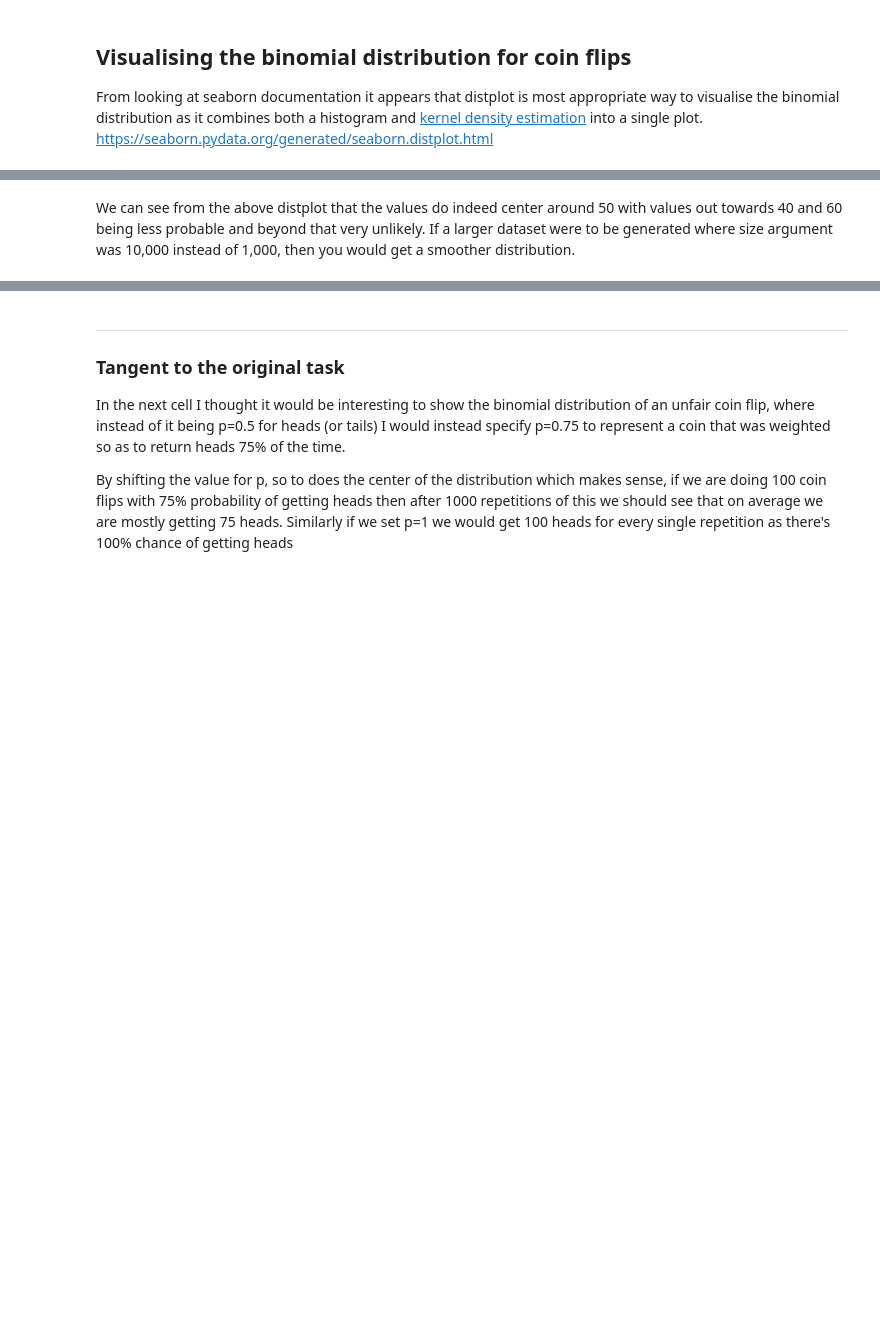
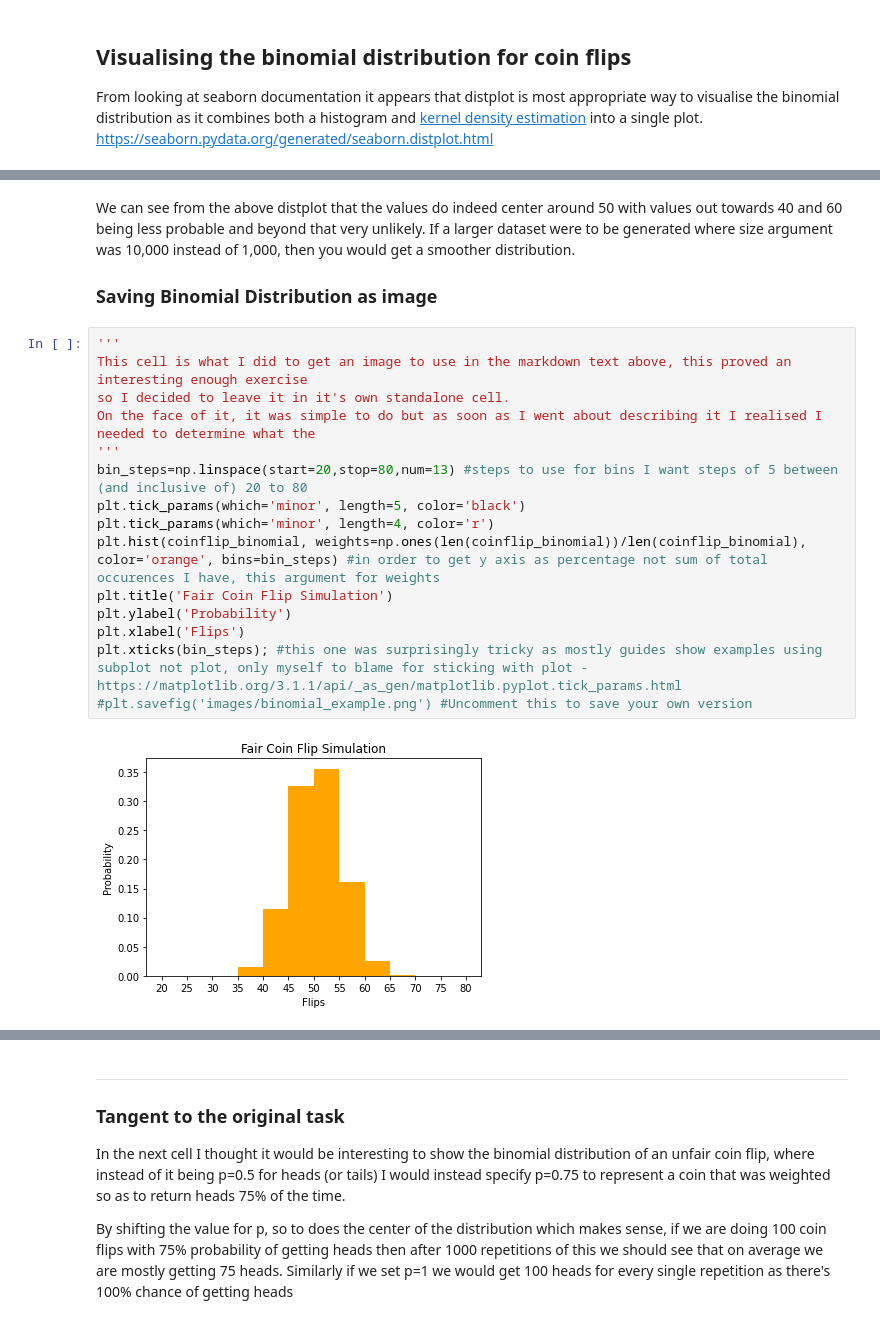
Before and after one commit to itskeithstudent/Fundamentals-Of-Data-Analysis-52446-Tasks, a Jupyter notebook: Tasks.ipynb, the cells around one changed output, grey strips where cells are left out. Saved outputs shown, nothing was run; the diff lists cells and outputs as text; blank space fills up the shorter version.

Commit message:
Add example for binomial distribution where produce an image and save it, add folder location for image and example binomial distribution, update markdown text

```diff
--- a/Tasks.ipynb
+++ b/Tasks.ipynb
@@ -302,6 +317,25 @@ sns.distplot(coinflip_binomial, color='orange').set_title('binomial distribution
 # %% [markdown]
 We can see from the above distplot that the values do indeed center around 50 with values out towards 40 and 60 being less probable and beyond that very unlikely.
 If a larger dataset were to be generated where size argument was 10,000 instead of 1,000, then you would get a smoother distribution.
+
+### Saving Binomial Distribution as image
+# %%
+'''
+This cell is what I did to get an image to use in the markdown text above, this proved an interesting enough exercise
+so I decided to leave it in it's own standalone cell.
+On the face of it, it was simple to do but as soon as I went about describing it I realised I needed to determine what the
+'''
+bin_steps=np.linspace(start=20,stop=80,num=13) #steps to use for bins I want steps of 5 between (and inclusive of) 20 to 80
+plt.tick_params(which='minor', length=5, color='black')
+plt.tick_params(which='minor', length=4, color='r')
+plt.hist(coinflip_binomial, weights=np.ones(len(coinflip_binomial))/len(coinflip_binomial), color='orange', bins=bin_steps) #in order to get y axis as percentage not sum of total occurences I have, this argument for weights
+plt.title('Fair Coin Flip Simulation')
+plt.ylabel('Probability')
+plt.xlabel('Flips')
+plt.xticks(bin_steps); #this one was surprisingly tricky as mostly guides show examples using subplot not plot, only myself to blame for sticking with plot - https://matplotlib.org/3.1.1/api/_as_gen/matplotlib.pyplot.tick_params.html
+#plt.savefig('images/binomial_example.png') #Uncomment this to save your own version
+# %% [output]
+[figure, added]
 # %%
 coinflip_binomial = rng.binomial(n=100,p=0.5,size=10000)
 sns.distplot(coinflip_binomial, color='orange').set_title('binomial distribution for 1000 games of 100 coinflips');
```
Also changed, not shown: parts of 17 cells of this notebook, 1 other file.
